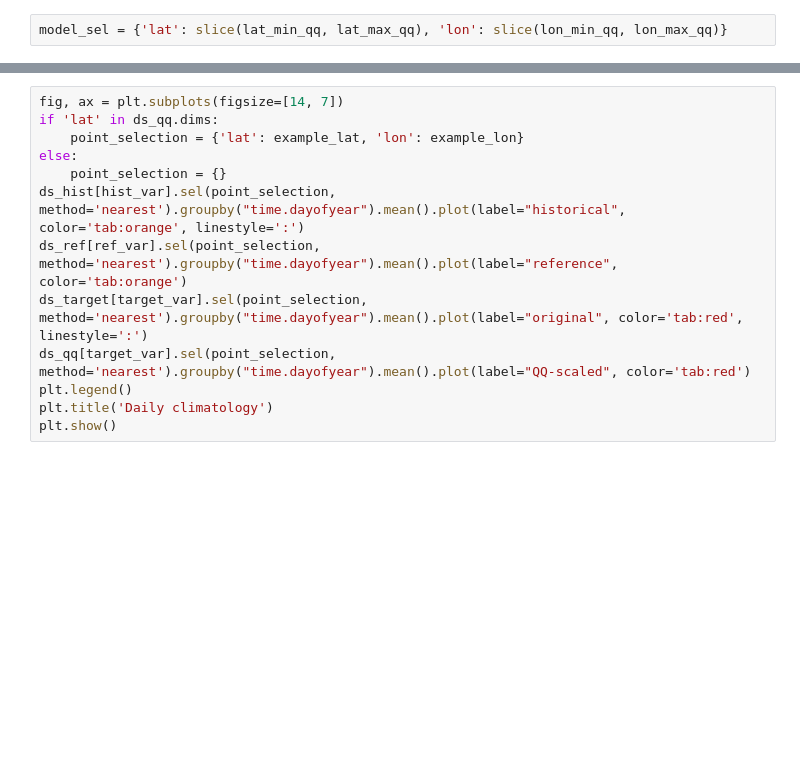
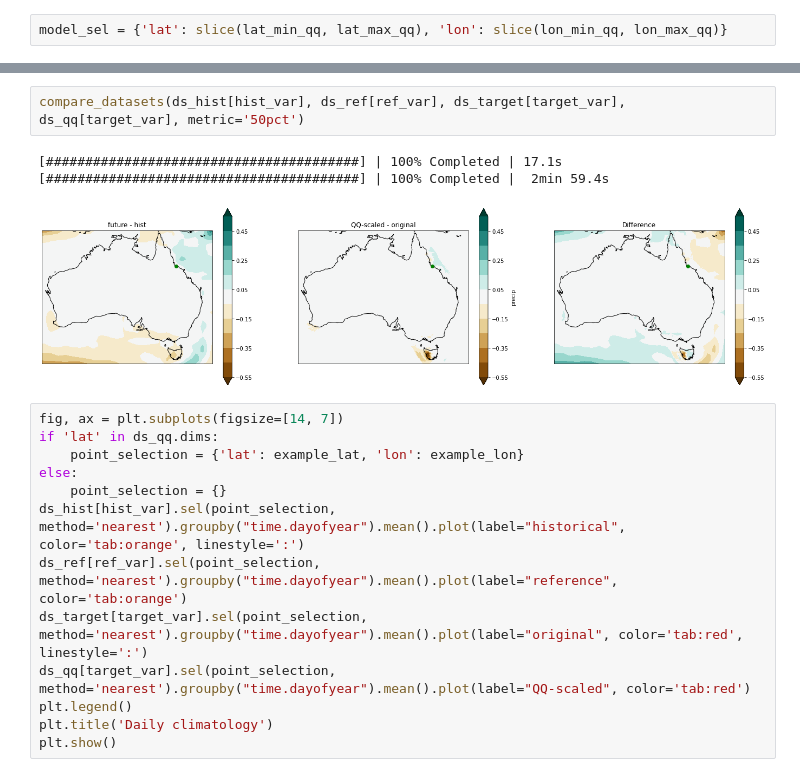
Before and after one commit to AusClimateService/qqscale, a Jupyter notebook: example_validation/pr-qdc-multiplicative-ssr_day_AGCD-ACCESS-ESM1-5_ssp370_r1i1p1f1_20350101-20641231.ipynb, the cells around one changed output, grey strips where cells are left out. Saved outputs shown, nothing was run; the diff lists cells and outputs as text; blank space fills up the shorter version.

```diff
--- a/example_validation/pr-qdc-multiplicative-ssr_day_AGCD-ACCESS-ESM1-5_ssp370_r1i1p1f1_20350101-20641231.ipynb
+++ b/example_validation/pr-qdc-multiplicative-ssr_day_AGCD-ACCESS-ESM1-5_ssp370_r1i1p1f1_20350101-20641231.ipynb
@@ -616,3 +634,9 @@ plt.show()
+# %%
+compare_datasets(ds_hist[hist_var], ds_ref[ref_var], ds_target[target_var], ds_qq[target_var], metric='50pct')
+# %% [output]
+[########################################] | 100% Completed | 17.1s
+[########################################] | 100% Completed |  2min 59.4s
+[figure, added]
 # %%
 fig, ax = plt.subplots(figsize=[14, 7])
 if 'lat' in ds_qq.dims:
```
Also changed, not shown: parts of 8 cells of this notebook.
